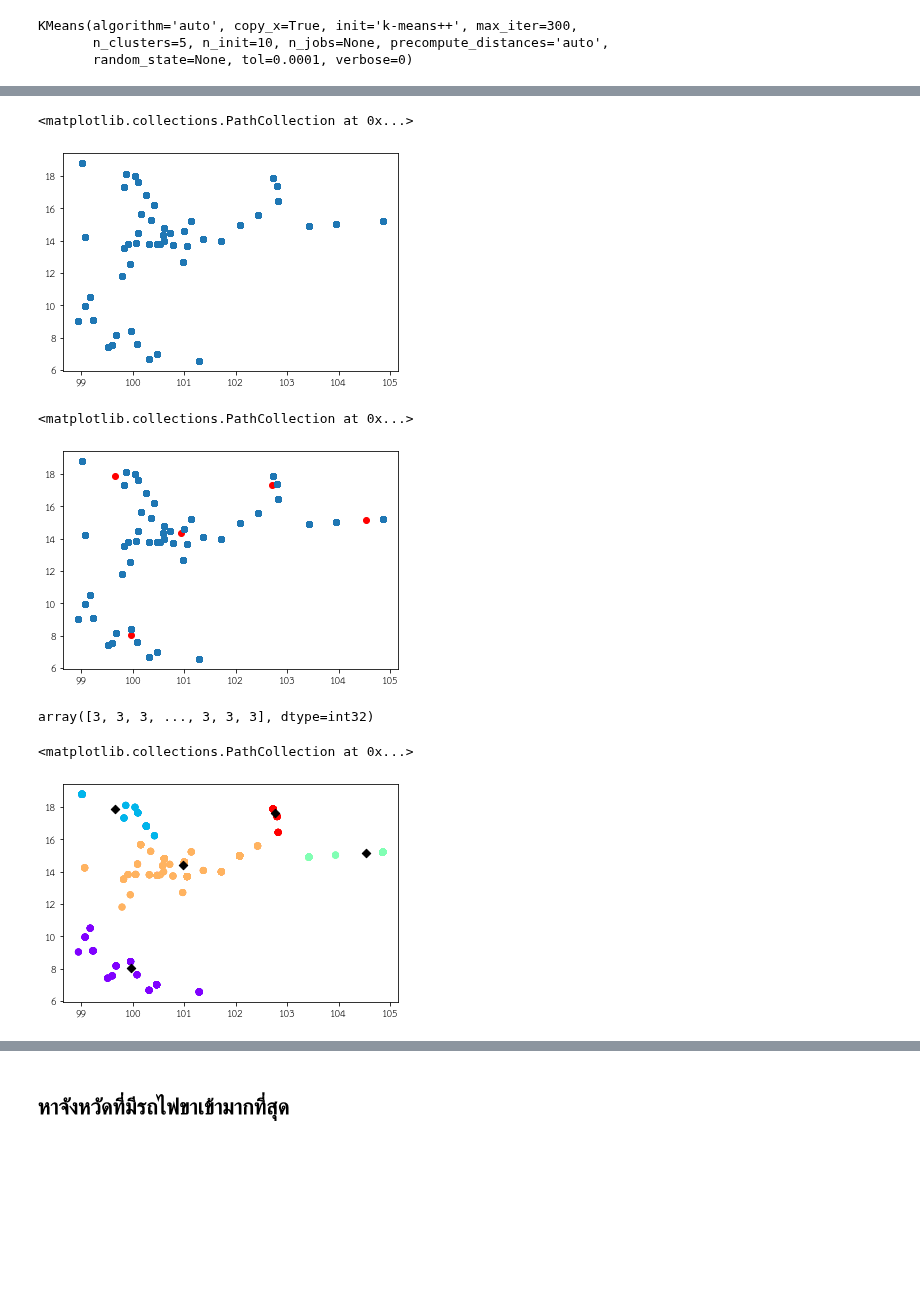
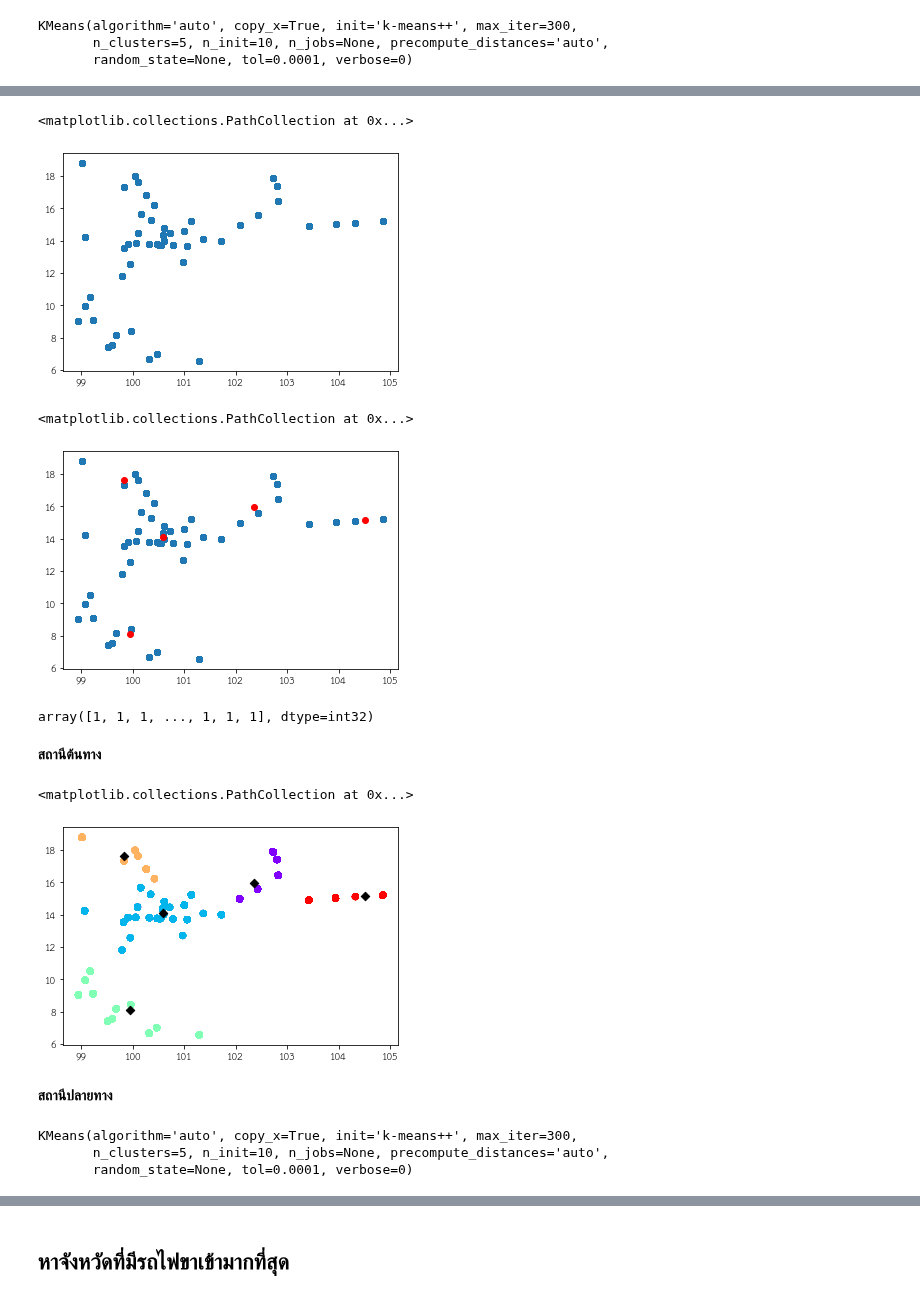
Before and after one commit to ThanikPimpiban/DWDM21, a Jupyter notebook: Project_final.ipynb, the cells around one changed output, grey strips where cells are left out. Cells and saved outputs as stored; diff of their text form; code cells hidden in the pictures; blank space fills up the shorter version.

```diff
--- a/Project_final.ipynb
+++ b/Project_final.ipynb
@@ -962,7 +962,7 @@ KMeans(algorithm='auto', copy_x=True, init='k-means++', max_iter=300,
        n_clusters=5, n_init=10, n_jobs=None, precompute_distances='auto',
        random_state=None, tol=0.0001, verbose=0)
 # %%
-X = merged_4_tables[['X','Y']]  ## กำหนด X ให้เอาค่าในตาราง merged_4_tables ซึ่ง X คือ ลองจิจูด และ Y คือ ละติจูด
+X = table_mix[['X_x','Y_x']]  ## กำหนด X ให้เอาค่าในตาราง table_mix ซึ่ง  X_x คือ ลองจิจูดของสถานีต้นทาง และ Y_x คือ ละติจูดของสถานีต้นทาง
 model.fit(X)
 # %% [output]
 KMeans(algorithm='auto', copy_x=True, init='k-means++', max_iter=300,
@@ -984,27 +984,38 @@ plt.scatter(model.cluster_centers_[:,0] ,model.cluster_centers_[:,1] ,c='red')
 # %%
-plt.scatter(data=merged_4_tables , x='X',y='Y')  ## plot กราฟ scatter ดูความกระจายของข้อมูล ลองจิจูด และ ละติจูด
+plt.scatter(data=table_mix , x='X_x',y='Y_x')  ## plot กราฟ scatter ดูความกระจายของข้อมูล ลองจิจูด และ ละติจูด
 # %% [output]
 <matplotlib.collections.PathCollection at 0x...>
-[figure, old version]
+[figure, new version]
 # %%
-plt.scatter(model.cluster_centers_[:,0] ,model.cluster_centers_[:,1] ,c='red')   ### ทำการ plot จุด cluster center และ การกระจายของข้อมูล
-plt.scatter(data=merged_4_tables , x='X',y='Y')
+plt.scatter(data=table_mix , x='X_x',y='Y_x')
+plt.scatter(model.cluster_centers_[:,0] ,model.cluster_centers_[:,1] ,c='red')   ### ทำการ plot จุด cluster center และ การกระจายของข้อมูล ในกราฟเดียวกัน
 # %% [output]
 <matplotlib.collections.PathCollection at 0x...>
-[figure, old version]
+[figure, new version]
 # %%
 identified_clusters = model.fit_predict(X)  ## ระบุ cluster ลงในตัวแปร identified_clusters
 identified_clusters
 # %% [output]
-array([3, 3, 3, ..., 3, 3, 3], dtype=int32)
+array([1, 1, 1, ..., 1, 1, 1], dtype=int32)
+# %% [markdown]
+**สถานีต้นทาง**
 # %%
 ###ทำการเพิ่ม column ชื่อ Cluster ที่ได้ระบุกลุ่มแล้ว ลงในตาราง merged_4_tables
-data_with_clusters = merged_4_tables.copy()
+data_with_clusters = table_mix.copy()
 data_with_clusters['Clusters'] = identified_clusters
 
 ## plot กราฟ แสดงกลุ่ม cluster
-plt.scatter(data_with_clusters['X'],data_with_clusters['Y'],c=data_with_clusters['Clusters'],cmap='rainbow' ,alpha=0.5)
+plt.scatter(data_with_clusters['X_x'],data_with_clusters['Y_x'],c=data_with_clusters['Clusters'],cmap='rainbow' ,alpha=0.5)
 plt.scatter(model.cluster_centers_[:,0] ,model.cluster_centers_[:,1] ,c='black',alpha=1 ,marker='D')
 # %% [output]
 <matplotlib.collections.PathCollection at 0x...>
-[figure, old version]
+[figure, new version]
+# %% [markdown]
+**สถานีปลายทาง**
+# %%
+Y = table_mix[['X_y','Y_y']]  ## กำหนด X ให้เอาค่าในตาราง table_mix ซึ่ง X_x คือ ลองจิจูดของสถานีปลายทาง และ Y_y คือ ละติจูดของสถานีปลายทาง
+model.fit(Y)
+# %% [output]
+KMeans(algorithm='auto', copy_x=True, init='k-means++', max_iter=300,
+       n_clusters=5, n_init=10, n_jobs=None, precompute_distances='auto',
+       random_state=None, tol=0.0001, verbose=0)
```
Also changed, not shown: parts of 15 cells of this notebook.
